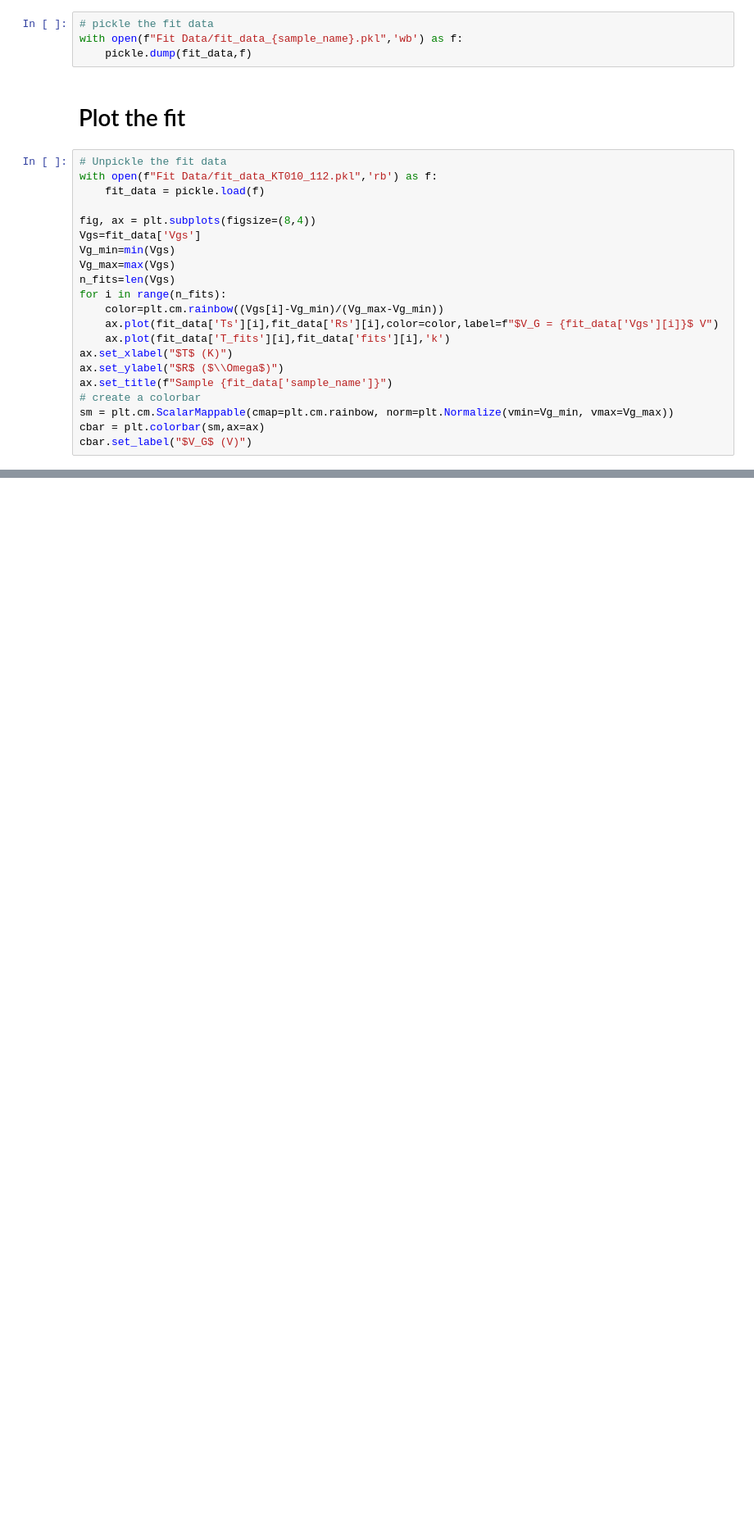
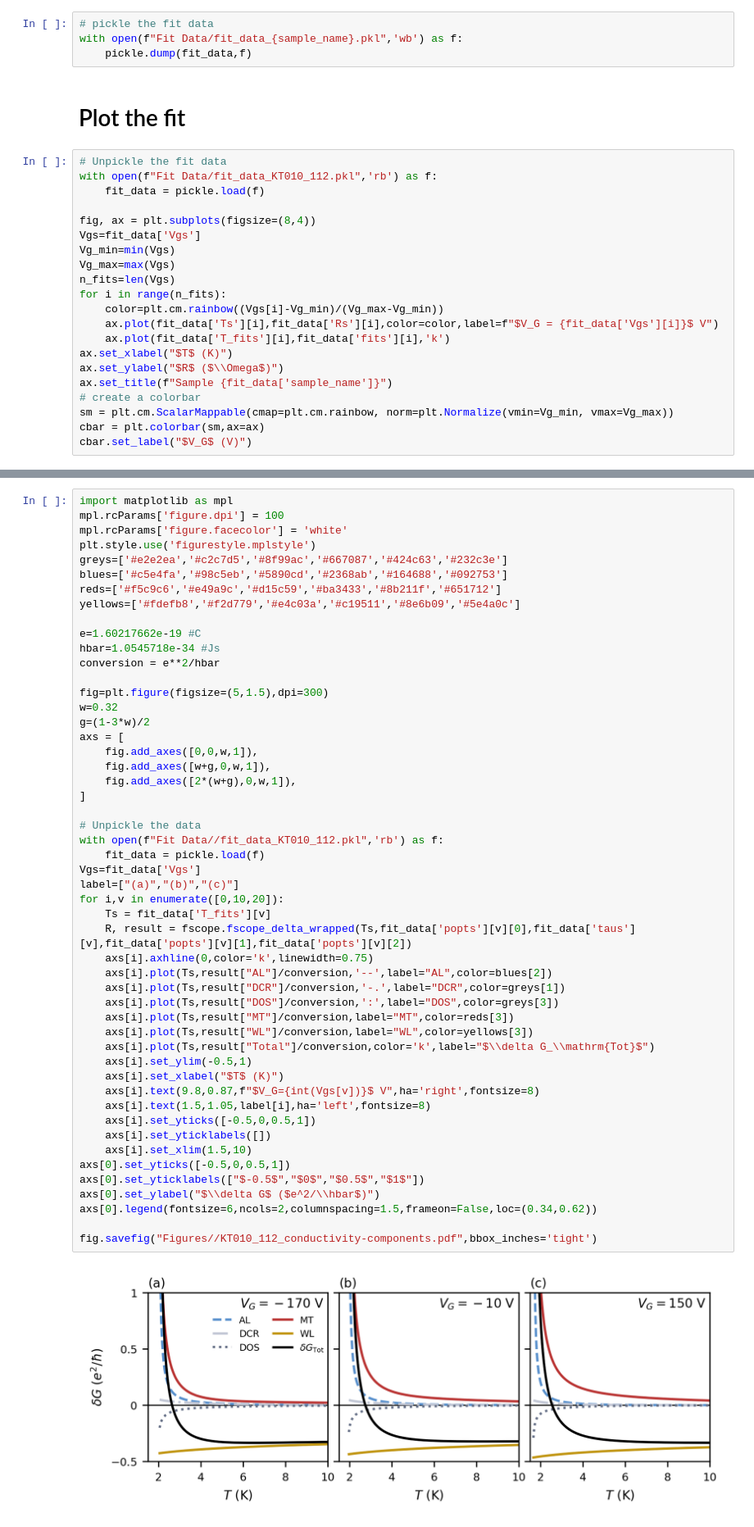
Before and after one commit to g-kimbell/fluctuoscopy, a Jupyter notebook: fscope_fitting.ipynb, the cells around one changed output, grey strips where cells are left out. Shown at 82% size. Saved outputs shown, nothing was run; the diff lists cells and outputs as text; blank space fills up the shorter version.

```diff
--- a/fscope_fitting.ipynb
+++ b/fscope_fitting.ipynb
@@ -351,0 +355,53 @@ ax.legend()
+# %%
+import matplotlib as mpl
+mpl.rcParams['figure.dpi'] = 100
+mpl.rcParams['figure.facecolor'] = 'white'
+plt.style.use('figurestyle.mplstyle')
+greys=['#e2e2ea','#c2c7d5','#8f99ac','#667087','#424c63','#232c3e']
+blues=['#c5e4fa','#98c5eb','#5890cd','#2368ab','#164688','#092753']
+reds=['#f5c9c6','#e49a9c','#d15c59','#ba3433','#8b211f','#651712']
+yellows=['#fdefb8','#f2d779','#e4c03a','#c19511','#8e6b09','#5e4a0c']
+
+e=1.60217662e-19 #C
+hbar=1.0545718e-34 #Js
+conversion = e**2/hbar
+
+fig=plt.figure(figsize=(5,1.5),dpi=300)
+w=0.32
+g=(1-3*w)/2
+axs = [
+    fig.add_axes([0,0,w,1]),
+    fig.add_axes([w+g,0,w,1]),
+    fig.add_axes([2*(w+g),0,w,1]),
+]
+
+# Unpickle the data
+with open(f"Fit Data//fit_data_KT010_112.pkl",'rb') as f:
+    fit_data = pickle.load(f)
+Vgs=fit_data['Vgs']
+label=["(a)","(b)","(c)"]
+for i,v in enumerate([0,10,20]):
+    Ts = fit_data['T_fits'][v]
+    R, result = fscope.fscope_delta_wrapped(Ts,fit_data['popts'][v][0],fit_data['taus'][v],fit_data['popts'][v][1],fit_data['popts'][v][2])
+    axs[i].axhline(0,color='k',linewidth=0.75)
+    axs[i].plot(Ts,result["AL"]/conversion,'--',label="AL",color=blues[2])
+    axs[i].plot(Ts,result["DCR"]/conversion,'-.',label="DCR",color=greys[1])
+    axs[i].plot(Ts,result["DOS"]/conversion,':',label="DOS",color=greys[3])
+    axs[i].plot(Ts,result["MT"]/conversion,label="MT",color=reds[3])
+    axs[i].plot(Ts,result["WL"]/conversion,label="WL",color=yellows[3])
+    axs[i].plot(Ts,result["Total"]/conversion,color='k',label="$\\delta G_\\mathrm{Tot}$")
+    axs[i].set_ylim(-0.5,1)
+    axs[i].set_xlabel("$T$ (K)")
+    axs[i].text(9.8,0.87,f"$V_G={int(Vgs[v])}$ V",ha='right',fontsize=8)
+    axs[i].text(1.5,1.05,label[i],ha='left',fontsize=8)
+    axs[i].set_yticks([-0.5,0,0.5,1])
+    axs[i].set_yticklabels([])
+    axs[i].set_xlim(1.5,10)
+axs[0].set_yticks([-0.5,0,0.5,1])
+axs[0].set_yticklabels(["$-0.5$","$0$","$0.5$","$1$"])
+axs[0].set_ylabel("$\\delta G$ ($e^2/\\hbar$)")
+axs[0].legend(fontsize=6,ncols=2,columnspacing=1.5,frameon=False,loc=(0.34,0.62))
+
+fig.savefig("Figures//KT010_112_conductivity-components.pdf",bbox_inches='tight')
+# %% [output]
+[figure, added]
```
Also changed, not shown: parts of 1 cell of this notebook, 1 other file.
